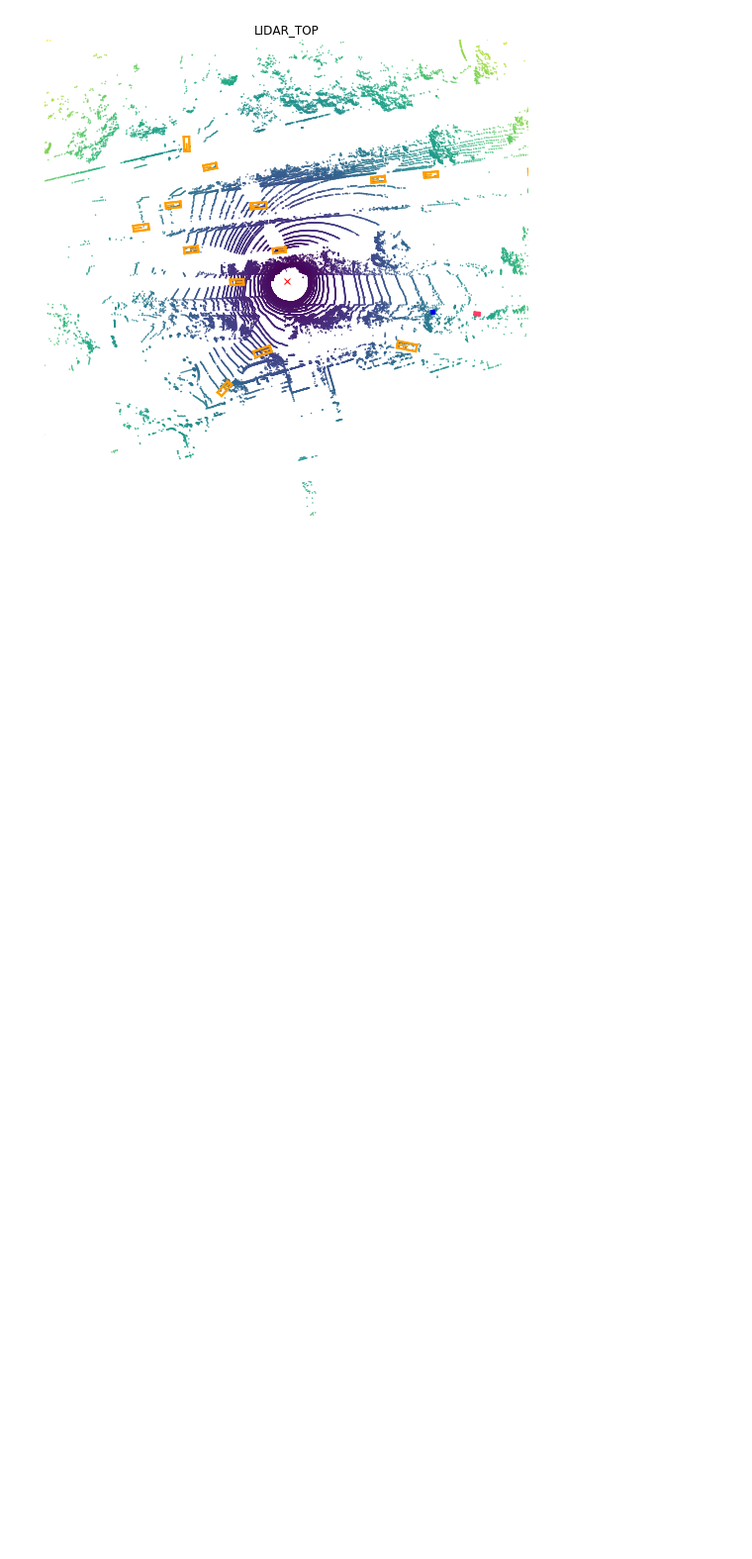
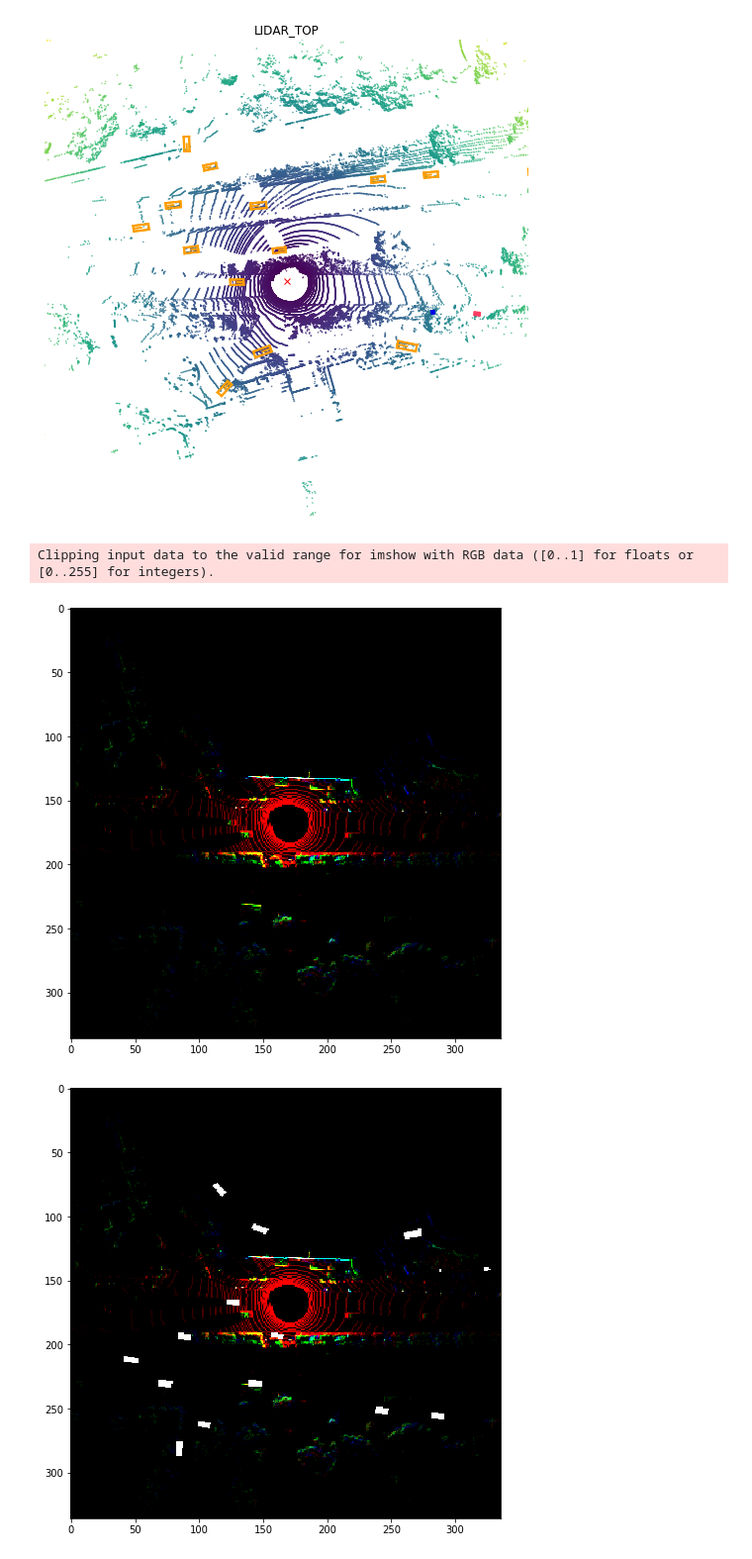
Before and after one commit to rossivalen/Thesis_AutonomousDriving, a Jupyter notebook: train_modelbev.ipynb, the cells around one changed output. Shown at 99% size. Drawn from its saved outputs; the diff is of its cells as text; code cells hidden in the pictures; blank space fills up the shorter version.

```diff
--- a/train_modelbev.ipynb
+++ b/train_modelbev.ipynb
@@ -104,8 +88,5 @@ pipeline_config=config_build.get_configs_from_pipeline_file(pipe_path, "val")
 # %%
 # Network input data: loop to get batch info
-import io
-from typing import Tuple, List
-
 dataset=level5data
 
 classes=[]
@@ -186,8 +167,10 @@ with tf.device('/GPU:0'):
         lidar_pointcloud.transform(car_from_sensor_lidar)
         lidar.append(lidar_pointcloud.points)
         x=sample["data"]["LIDAR_TOP"]
-        bevboxes=dataset.get_boxes(x)
-        boxes_b.append(bevboxes)
+        lidar_path, boxes_bev, _ = dataset.get_sample_data(x)
+        bev_helper.move_boxes_to_car_space(boxes_bev, ego_pose)
+        bev_helper.scale_boxes(boxes_bev, 0.8)
+        boxes_b.append(boxes_bev)
         bev = bev_helper.create_voxel_pointcloud(lidar_pointcloud.points, bev_shape, voxel_size=voxel_size, z_offset=z_offset)
         #ego_centric_map = bev_helper.get_semantic_map_around_ego(map_mask, ego_pose, voxel_size=0.4, output_shape=(336,336))
         bev_array = bev_helper.normalize_voxel_intensities(bev)
@@ -227,7 +210,7 @@ with tf.device('/GPU:0'):
 # %% [output]
 label: nan, score: nan, xyz: [2770.57, 617.90, -18.93], wlh: [1.80, 4.41, 1.55], rot axis: [0.00, 0.00, 1.00], ang(degrees): 27.81, ang(rad): 0.49, vel: nan, nan, nan, name: car, token: 4afda06e07e481 ...
 # %%
-bev = bev_helper.create_voxel_pointcloud(lidar_pointcloud.points, bev_shape, voxel_size=voxel_size, z_offset=z_offset)
+bev = bev_helper.create_voxel_pointcloud(lidar[0], bev_shape, voxel_size=voxel_size, z_offset=z_offset)
 
 # So that the values in the voxels range from 0,1 we set a maximum intensity.
 bev = bev_helper.normalize_voxel_intensities(bev)
@@ -245,3 +223,32 @@ def visualize_lidar_of_sample(sample_token, axes_limit=80):
 visualize_lidar_of_sample(my_last_sample_token)
 # %% [output]
 [figure]
+# %%
+plt.figure(figsize=(16,8))
+plt.imshow(bev)
+# Some hyperparameters we'll need to define for the system
+voxel_size = (0.4, 0.4, 1.5)
+z_offset = -2.0
+bev_shape = (336, 336, 3)
+
+# We scale down each box so they are more separated when projected into our coarse voxel space.
+box_scale = 0.8
+
+sample = level5data.get("sample", my_last_sample_token)
+sample_lidar_token = sample["data"]["LIDAR_TOP"]
+lidar_data = level5data.get("sample_data", sample_lidar_token)
+lidar_filepath = level5data.get_sample_data_path(sample_lidar_token)
+ego_pose = level5data.get("ego_pose", lidar_data["ego_pose_token"])
+boxes = level5data.get_boxes(sample_lidar_token)
+#print(boxes)
+bev_helper.move_boxes_to_car_space(boxes, ego_pose)
+bev_helper.scale_boxes(boxes, 0.8)
+bev_helper.draw_boxes(bev, voxel_size, boxes, classes, z_offset=z_offset)
+
+plt.figure(figsize=(8,8))
+plt.imshow(bev, cmap='Set2')
+plt.show()
+# %% [output]
+Clipping input data to the valid range for imshow with RGB data ([0..1] for floats or [0..255] for integers).
+[figure, added]
+[figure, added]
```
Also changed, not shown: parts of 15 cells of this notebook, 1 other file.
